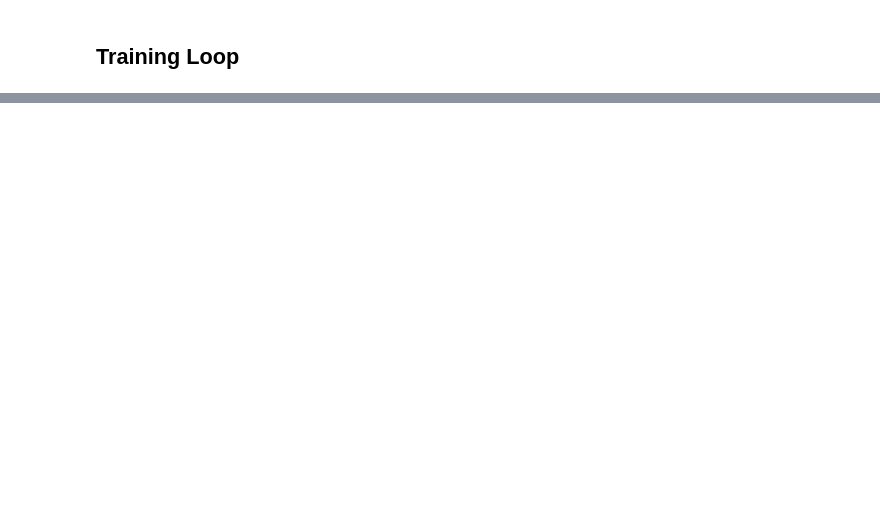
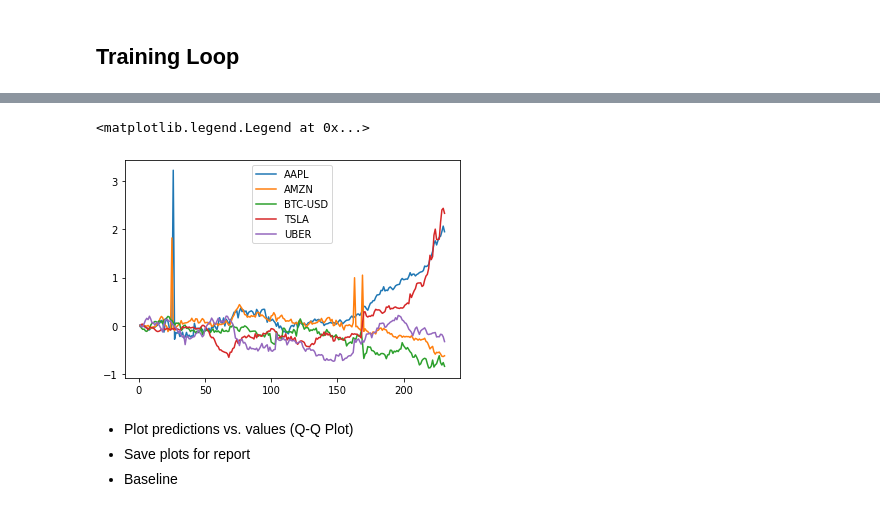
Before and after one commit to chany-ahn/Directed-Reading-McGill, a Jupyter notebook: Model.ipynb, the cells around one changed output, grey strips where cells are left out. Saved outputs shown, nothing was run; the diff lists cells and outputs as text; code cells hidden in the pictures; blank space fills up the shorter version.

Commit message:
finished conditional model, added residual plot

```diff
--- a/Model.ipynb
+++ b/Model.ipynb
@@ -210,0 +233,12 @@ iaf_dist = dist.TransformedDistribution(base_dist,[iaf1])
+# %%
+# Modeling distribution of X
+n = len(X_train[0])
+base_dist_X = dist.Normal(torch.zeros(n), torch.ones(n))
+X_transform = T.spline_coupling(n) # to model multivariate distribution
+dist_X = dist.TransformedDistribution(base_dist_X, [X_transform])
+# %%
+# Modeling the conditional distribution
+m = len(y_train[0])
+base_dist_y = dist.Normal(torch.zeros(m),torch.ones(m))
+y_transform = T.conditional_spline(m, context_dim=n)
+dist_Y_given_X = dist.ConditionalTransformedDistribution(base_dist_y, [y_transform])
@@ -211,11 +251,2 @@ iaf_dist = dist.TransformedDistribution(base_dist,[iaf1])
 # %% [markdown]
 ## Training Loop
-# %%
-optimizer = torch.optim.Adam(iaf1.parameters(),lr=5e-3)
-for i in range(100):
-  optimizer.zero_grad()
-  loss = -iaf_dist.log_prob(X_train).mean()
-  loss.backward()
-  optimizer.step()
-  iaf_dist.clear_cache()
-  print(loss)
@@ -277,0 +280,7 @@ plt.show()
+# %%
+residuals = torch.empty([len(y_test),5])
+
+for x, y_true,i in zip(X_test,y_test,range(len(X_test))):
+  residuals[i] = y_true - dist_Y_given_X.condition(x).sample()
+
+residuals[0]
@@ -277,0 +310,13 @@ plt.show()
+# %%
+num_resids = list(range(1,len(X_test)+1,1))
+fig, ax = plt.subplots()
+
+lines = plt.plot(num_resids, residuals)
+plt.legend(lines[:5],tickers)
+# %% [output]
+<matplotlib.legend.Legend at 0x...>
+[figure, added]
+# %% [markdown]
+- Plot predictions vs. values (Q-Q Plot)
+- Save plots for report
+- Baseline
```
Also changed, not shown: parts of 18 cells of this notebook.
